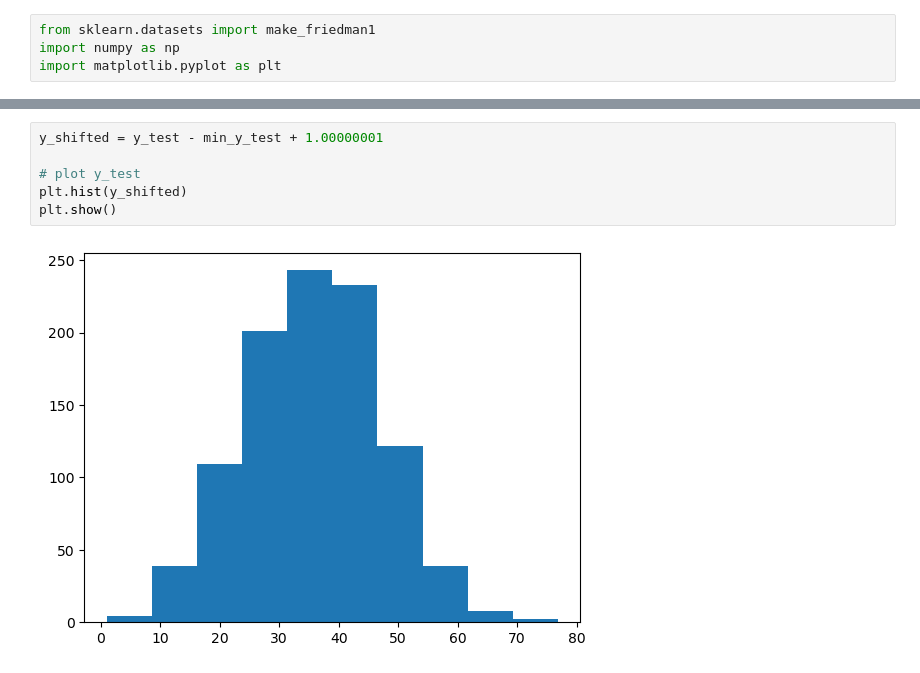
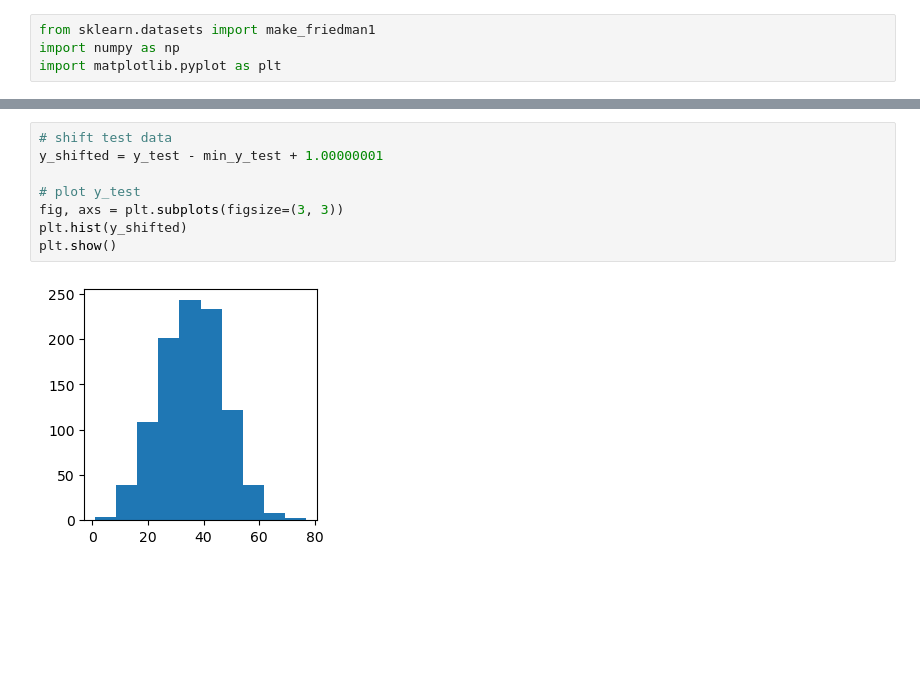
Before and after one commit to annegriddl/slds_stratification, a Jupyter notebook: Simulations/Experiments4 Final SetUp RF/data_transformations.ipynb, the cells around one changed output, grey strips where cells are left out. Saved outputs shown, nothing was run; the diff lists cells and outputs as text; blank space fills up the shorter version.

```diff
--- a/Simulations/Experiments4 Final SetUp RF/data_transformations.ipynb
+++ b/Simulations/Experiments4 Final SetUp RF/data_transformations.ipynb
@@ -21,11 +19,13 @@ plt.show()
 # %%
+# shift test data
 y_shifted = y_test - min_y_test + 1.00000001
 
 # plot y_test
+fig, axs = plt.subplots(figsize=(3, 3))
 plt.hist(y_shifted)
 plt.show()
 # %% [output]
-[figure, old version]
+[figure, new version]
 # %%
 # Transformation: log
 y_test_log = np.log(y_shifted)
```
Also changed, not shown: parts of 14 cells of this notebook, 1 other file.
